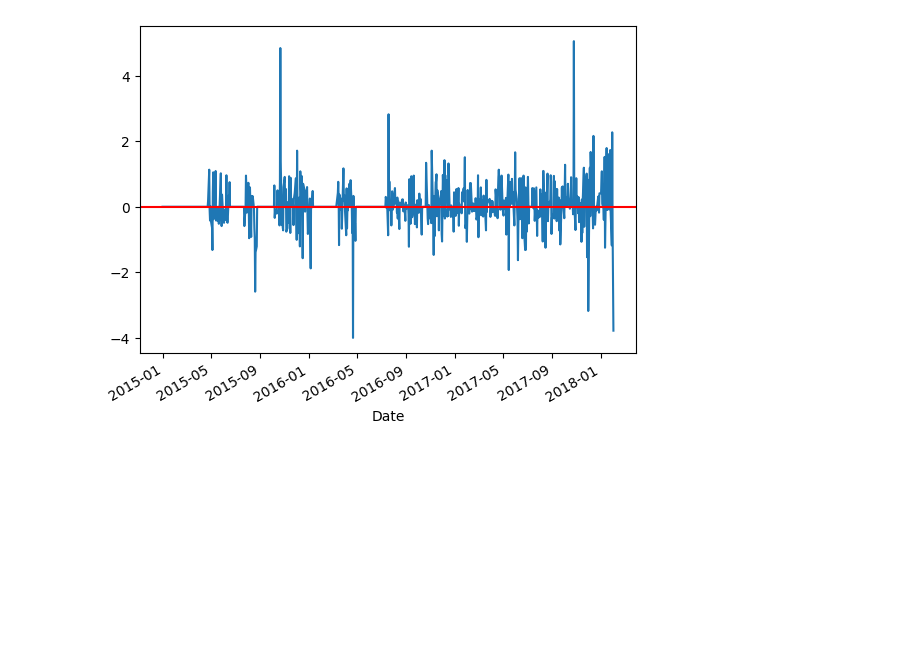
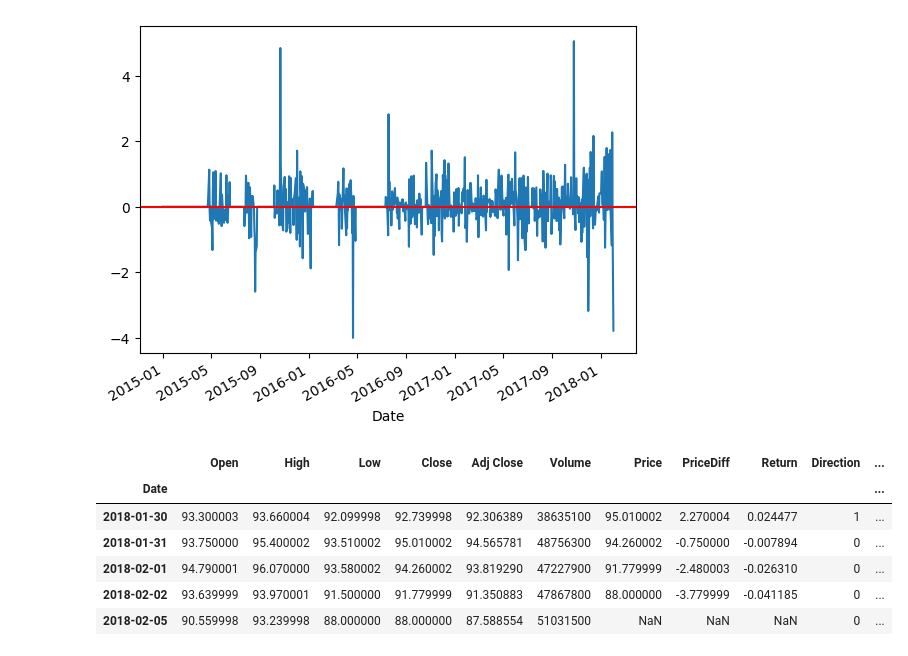
Before and after one commit to CheropS/Visualization-stock-prices, a Jupyter notebook: microsoft.ipynb, the cells around one changed output. Cells and saved outputs as stored; diff of their text form; code cells hidden in the pictures; blank space fills up the shorter version.

```diff
--- a/microsoft.ipynb
+++ b/microsoft.ipynb
@@ -200,3 +200,15 @@ plt.axhline(y=0,color='red')
 # %% [output]
 <matplotlib.lines.Line2D at 0x...>
 [figure]
+# %%
+#Cumulative Wealth
+ms['Wealth'] = ms['Profit'].cumsum()
+ms.tail()
+# %% [output]
+|  | Open | High | Low | Close | Adj Close | Volume | Price | PriceDiff | Return | Direction | ... |
+| Date |  |  |  |  |  |  |  |  |  |  | ... |
+| 2018-01-30 | 93.300003 | 93.660004 | 92.099998 | 92.739998 | 92.306389 | 38635100 | 95.010002 | 2.270004 | 0.024477 | 1 | ... |
+| 2018-01-31 | 93.750000 | 95.400002 | 93.510002 | 95.010002 | 94.565781 | 48756300 | 94.260002 | -0.750000 | -0.007894 | 0 | ... |
+| 2018-02-01 | 94.790001 | 96.070000 | 93.580002 | 94.260002 | 93.819290 | 47227900 | 91.779999 | -2.480003 | -0.026310 | 0 | ... |
+| 2018-02-02 | 93.639999 | 93.970001 | 91.500000 | 91.779999 | 91.350883 | 47867800 | 88.000000 | -3.779999 | -0.041185 | 0 | ... |
+| 2018-02-05 | 90.559998 | 93.239998 | 88.000000 | 88.000000 | 87.588554 | 51031500 | NaN | NaN | NaN | 0 | ... |
```
Also changed, not shown: parts of 3 cells of this notebook.
